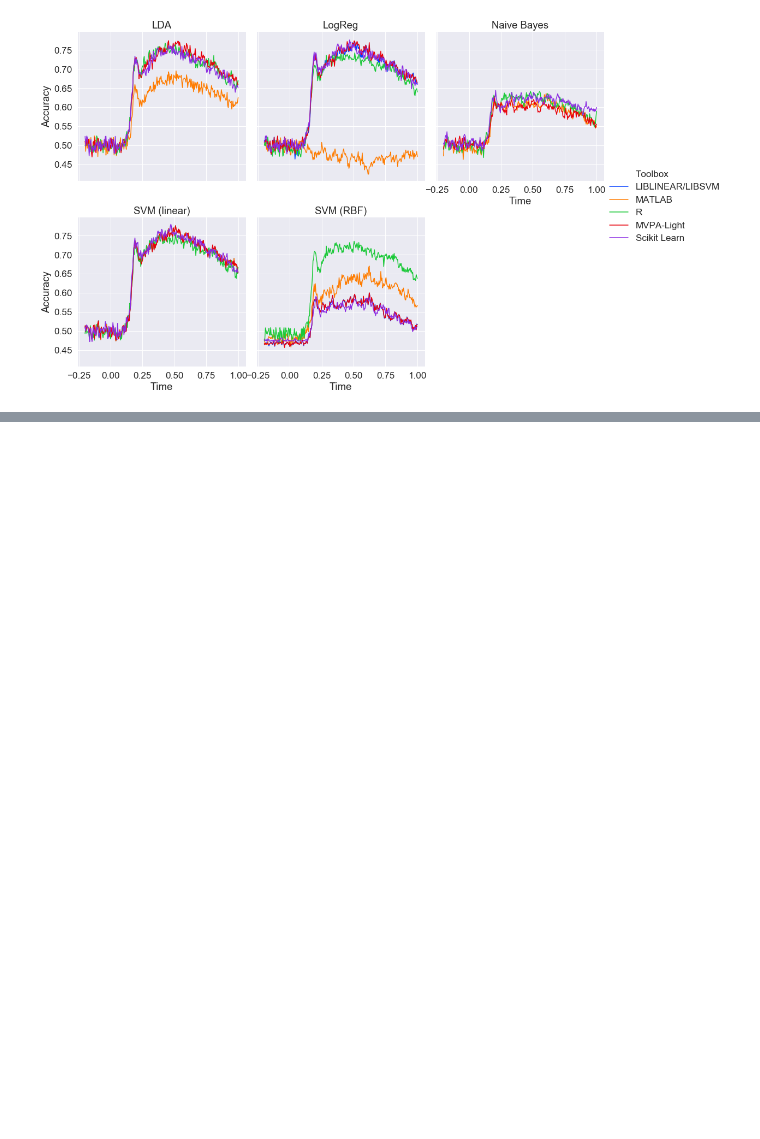
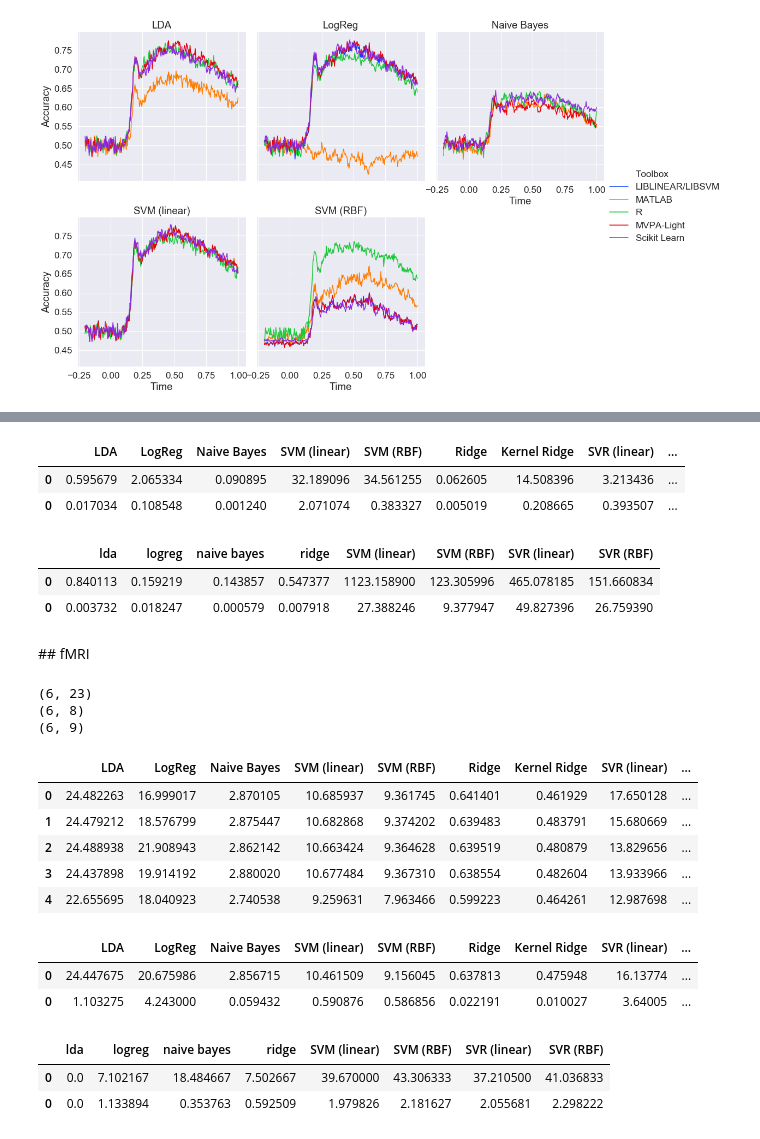
Before and after one commit to treder/MVPA-Light-Paper, a Jupyter notebook: analysis/benchmark_plot_results.ipynb, the cells around one changed output, grey strips where cells are left out. Saved outputs shown, nothing was run; the diff lists cells and outputs as text; code cells hidden in the pictures; blank space fills up the shorter version.

```diff
--- a/analysis/benchmark_plot_results.ipynb
+++ b/analysis/benchmark_plot_results.ipynb
@@ -207,0 +281,47 @@ df_R.head()
+# %%
+pd.concat([pd.DataFrame(df_scikit.mean()).transpose(), pd.DataFrame(df_scikit.std()).transpose()])
+# %% [output]
+|  | LDA | LogReg | Naive Bayes | SVM (linear) | SVM (RBF) | Ridge | Kernel Ridge | SVR (linear) | ... |
+| 0 | 0.595679 | 2.065334 | 0.090895 | 32.189096 | 34.561255 | 0.062605 | 14.508396 | 3.213436 | ... |
+| 0 | 0.017034 | 0.108548 | 0.001240 | 2.071074 | 0.383327 | 0.005019 | 0.208665 | 0.393507 | ... |
+# %%
+pd.concat([pd.DataFrame(df_R.mean()).transpose(), pd.DataFrame(df_R.std()).transpose()])
+# %% [output]
+|  | lda | logreg | naive bayes | ridge | SVM (linear) | SVM (RBF) | SVR (linear) | SVR (RBF) |
+| 0 | 0.840113 | 0.159219 | 0.143857 | 0.547377 | 1123.158900 | 123.305996 | 465.078185 | 151.660834 |
+| 0 | 0.003732 | 0.018247 | 0.000579 | 0.007918 | 27.388246 | 9.377947 | 49.827396 | 26.759390 |
+# %% [markdown]
+## fMRI
+# %%
+# load results
+df_matlab = pd.read_csv(resultsdir + 'benchmarking_results_fmri_matlab.csv')
+print(df_matlab.shape)
+df_R = pd.read_csv(resultsdir + 'benchmarking_results_fMRI_R.csv').iloc[:,1:]
+print(df_R.shape)
+
+df_scikit = pd.read_csv(resultsdir + 'benchmarking_results_fmri_scikit_learn.csv').iloc[:,1:]
+print(df_scikit.shape)
+
+df_scikit.head()
+# %% [output]
+(6, 23)
+(6, 8)
+(6, 9)
+|  | LDA | LogReg | Naive Bayes | SVM (linear) | SVM (RBF) | Ridge | Kernel Ridge | SVR (linear) | ... |
+| 0 | 24.482263 | 16.999017 | 2.870105 | 10.685937 | 9.361745 | 0.641401 | 0.461929 | 17.650128 | ... |
+| 1 | 24.479212 | 18.576799 | 2.875447 | 10.682868 | 9.374202 | 0.639483 | 0.483791 | 15.680669 | ... |
+| 2 | 24.488938 | 21.908943 | 2.862142 | 10.663424 | 9.364628 | 0.639519 | 0.480879 | 13.829656 | ... |
+| 3 | 24.437898 | 19.914192 | 2.880020 | 10.677484 | 9.367310 | 0.638554 | 0.482604 | 13.933966 | ... |
+| 4 | 22.655695 | 18.040923 | 2.740538 | 9.259631 | 7.963466 | 0.599223 | 0.464261 | 12.987698 | ... |
+# %%
+pd.concat([pd.DataFrame(df_scikit.mean()).transpose(), pd.DataFrame(df_scikit.std()).transpose()])
+# %% [output]
+|  | LDA | LogReg | Naive Bayes | SVM (linear) | SVM (RBF) | Ridge | Kernel Ridge | SVR (linear) | ... |
+| 0 | 24.447675 | 20.675986 | 2.856715 | 10.461509 | 9.156045 | 0.637813 | 0.475948 | 16.13774 | ... |
+| 0 | 1.103275 | 4.243000 | 0.059432 | 0.590876 | 0.586856 | 0.022191 | 0.010027 | 3.64005 | ... |
+# %%
+pd.concat([pd.DataFrame(df_R.mean()).transpose(), pd.DataFrame(df_R.std()).transpose()])
+# %% [output]
+|  | lda | logreg | naive bayes | ridge | SVM (linear) | SVM (RBF) | SVR (linear) | SVR (RBF) |
+| 0 | 0.0 | 7.102167 | 18.484667 | 7.502667 | 39.670000 | 43.306333 | 37.210500 | 41.036833 |
+| 0 | 0.0 | 1.133894 | 0.353763 | 0.592509 | 1.979826 | 2.181627 | 2.055681 | 2.298222 |
```
Also changed, not shown: parts of 10 cells of this notebook.
